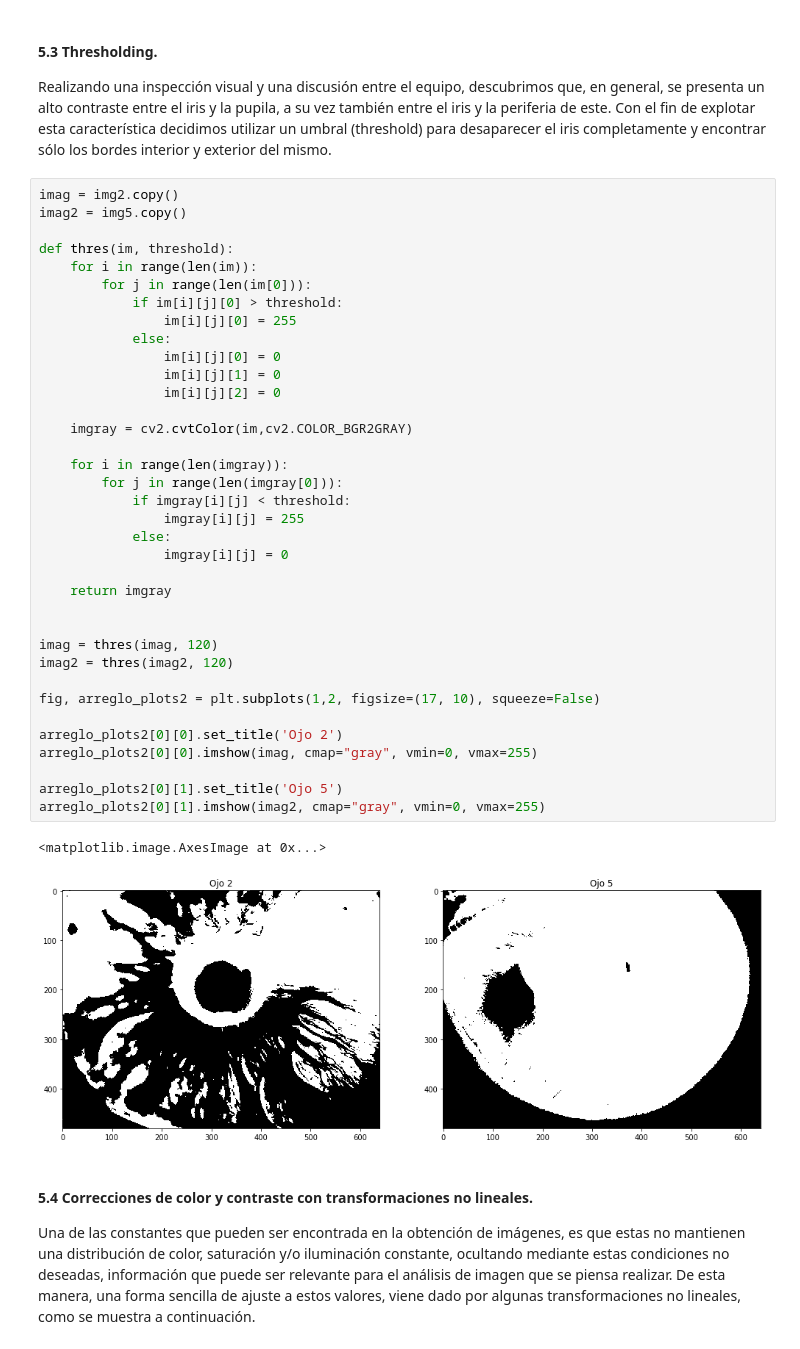
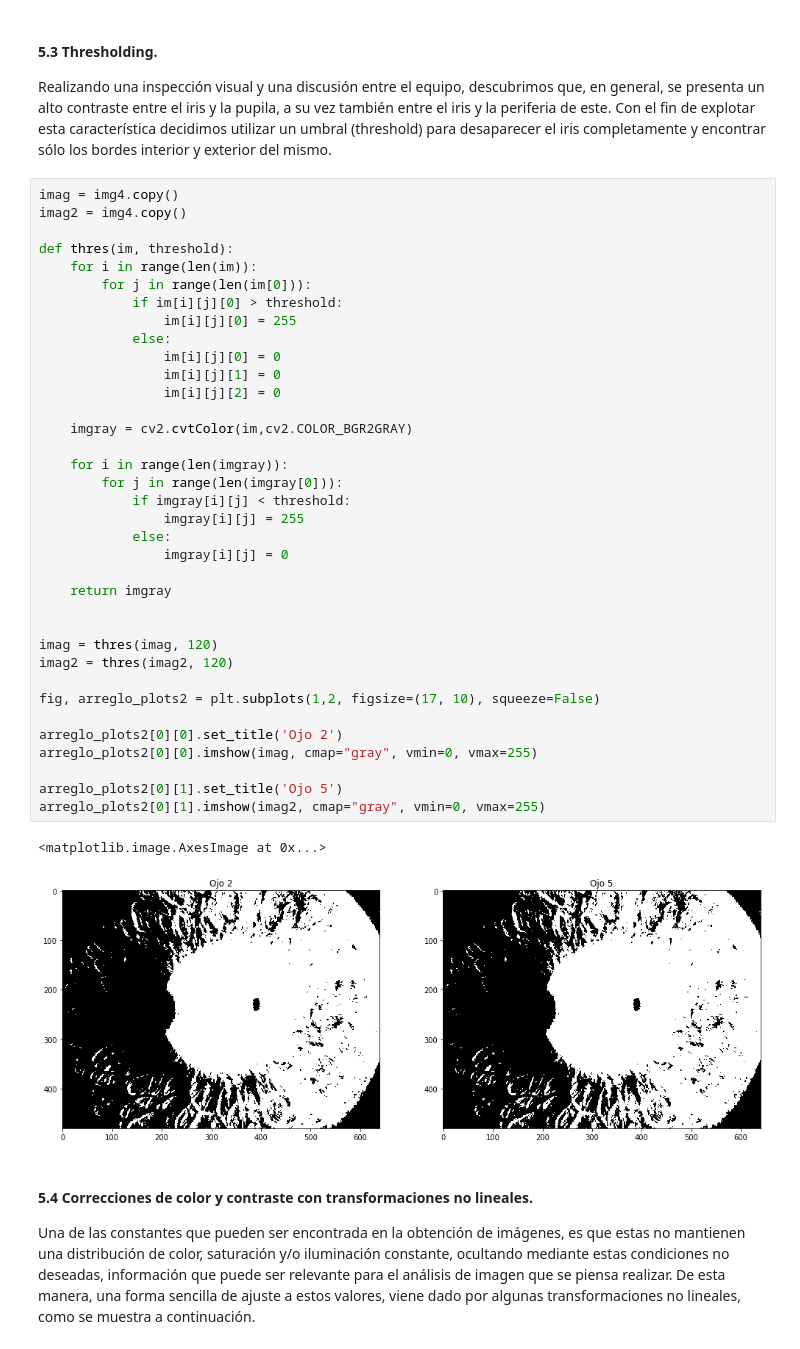
Before and after one commit to AlejoH97/Reconocimiento-Iris, a Jupyter notebook: IRIS.ipynb, the cells around one changed output. Saved outputs shown, nothing was run; the diff lists cells and outputs as text.

```diff
--- a/IRIS.ipynb
+++ b/IRIS.ipynb
@@ -189,8 +189,8 @@ image2 = cv2.cvtColor(image, cv2.COLOR_RGB2GRAY)
 #### 5.3 Thresholding.
 Realizando una inspección visual y una discusión entre el equipo, descubrimos que, en general, se presenta un alto contraste entre el iris y la pupila, a su vez también entre el iris y la periferia de este. Con el fin de explotar esta característica decidimos utilizar un umbral (threshold) para desaparecer el iris completamente y encontrar sólo los bordes interior y exterior del mismo.
 # %%
-imag = img2.copy()
-imag2 = img5.copy()
+imag = img4.copy()
+imag2 = img4.copy()
 
 def thres(im, threshold):
     for i in range(len(im)):
@@ -199,34 +199,34 @@ def thres(im, threshold):
                 im[i][j][0] = 255
             else:
                 im[i][j][0] = 0
                 im[i][j][1] = 0
                 im[i][j][2] = 0
 
     imgray = cv2.cvtColor(im,cv2.COLOR_BGR2GRAY)
 
     for i in range(len(imgray)):
         for j in range(len(imgray[0])):
             if imgray[i][j] < threshold:
                 imgray[i][j] = 255
             else:
                 imgray[i][j] = 0
 
     return imgray
 
 
 imag = thres(imag, 120)
 imag2 = thres(imag2, 120)
 
 fig, arreglo_plots2 = plt.subplots(1,2, figsize=(17, 10), squeeze=False)
 
 arreglo_plots2[0][0].set_title('Ojo 2')
 arreglo_plots2[0][0].imshow(imag, cmap="gray", vmin=0, vmax=255)
 
 arreglo_plots2[0][1].set_title('Ojo 5')
 arreglo_plots2[0][1].imshow(imag2, cmap="gray", vmin=0, vmax=255)
 # %% [output]
 <matplotlib.image.AxesImage at 0x...>
-[figure, old version]
+[figure, new version]
 # %% [markdown]
 #### 5.4 Correcciones de color y contraste con transformaciones no lineales.
 Una de las constantes que pueden ser encontrada en la obtención de imágenes, es que estas no mantienen una distribución de color, saturación y/o iluminación constante, ocultando mediante estas condiciones no deseadas, información que puede ser relevante para el análisis de imagen que se piensa realizar. De esta manera, una forma sencilla de ajuste a estos valores, viene dado por algunas transformaciones no lineales, como se muestra a continuación.
```
Also changed, not shown: parts of 6 cells of this notebook, 44 other files.
